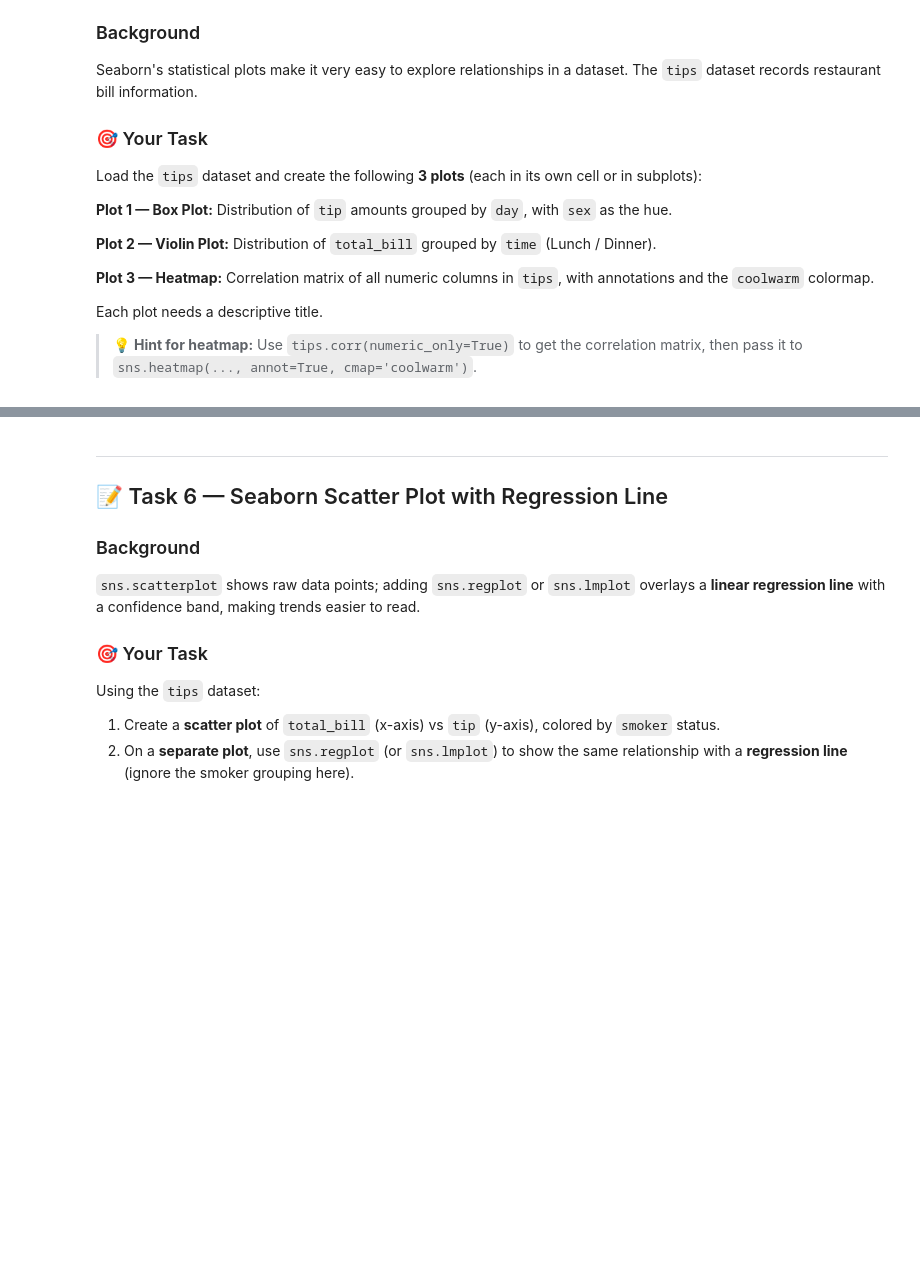
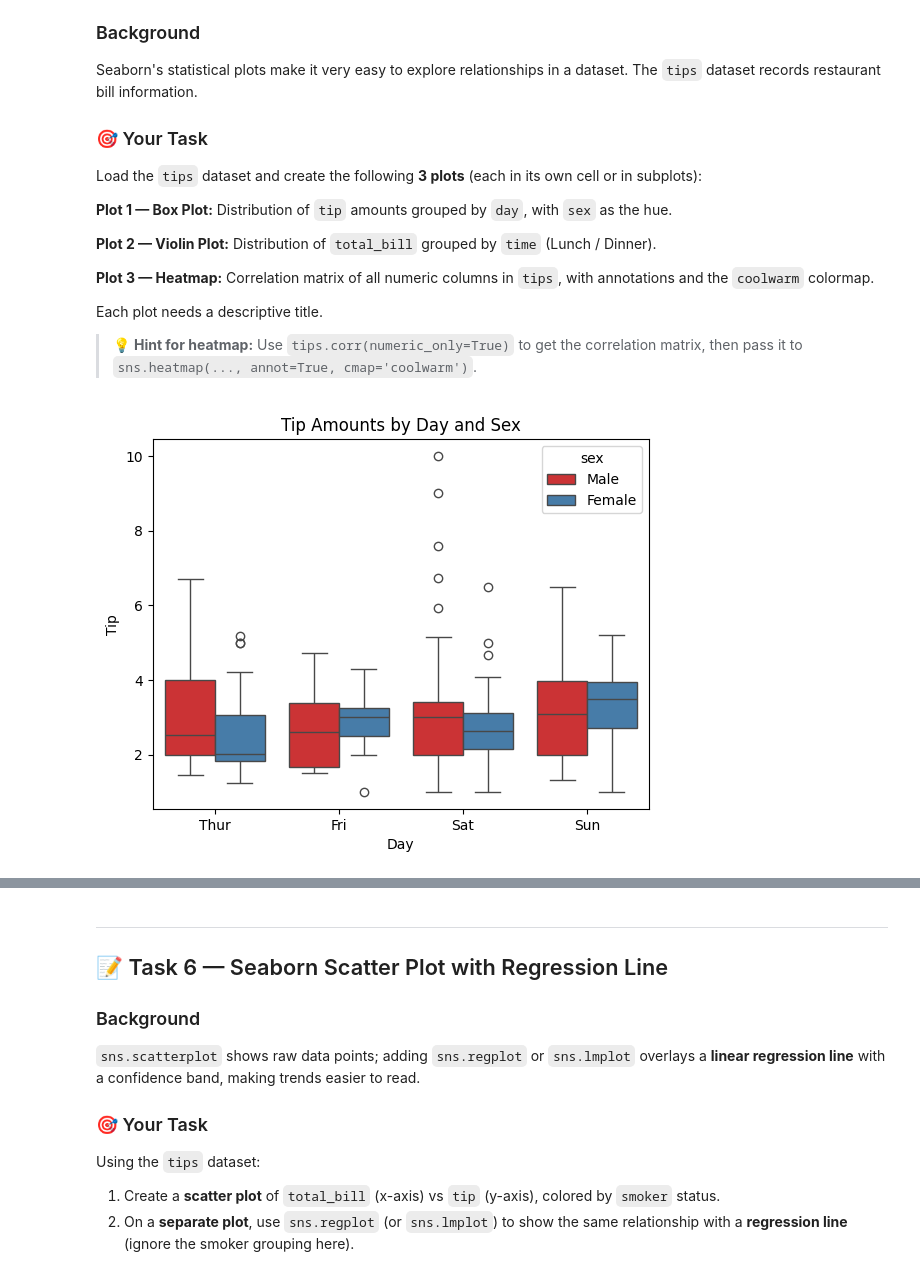
Before and after one commit to FurqanAlyy/AI-ML-NIAI, a Jupyter notebook: Data_Visualization_Worksheet.ipynb, the cells around one changed output, grey strips where cells are left out. Drawn from its saved outputs; the diff is of its cells as text; code cells hidden in the pictures; blank space fills up the shorter version.

```diff
--- a/Data_Visualization_Worksheet.ipynb
+++ b/Data_Visualization_Worksheet.ipynb
@@ -292,6 +292,20 @@ Each plot needs a descriptive title.
 # %%
 tips = sns.load_dataset('tips')
 
+# print(tips)
+
 # YOUR CODE HERE — Plot 1: Box plot (tip by day, hue=sex)
+sns.boxplot(
+    data=tips,
+    x='day',
+    y='tip',
+    hue='sex',
+    palette='Set1')
+plt.title('Tip Amounts by Day and Sex')
+plt.xlabel('Day')
+plt.ylabel('Tip')
+plt.show()
+# %% [output]
+[figure, added]
 # %%
 # YOUR CODE HERE — Plot 2: Violin plot (total_bill by time)
```
Also changed, not shown: parts of 3 cells of this notebook.
